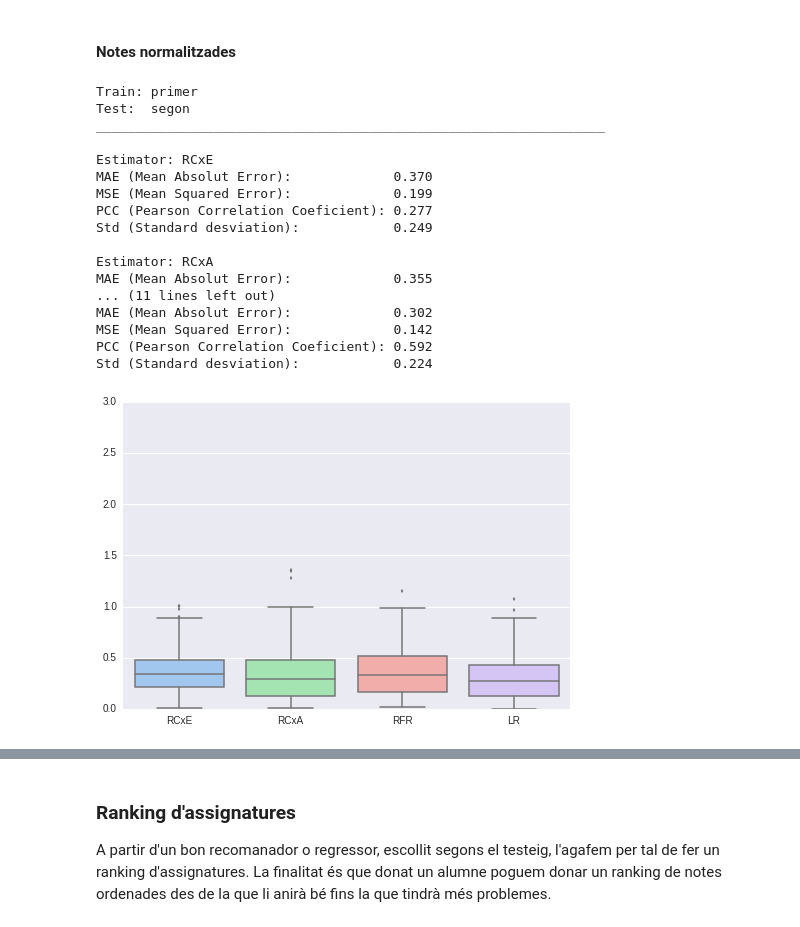
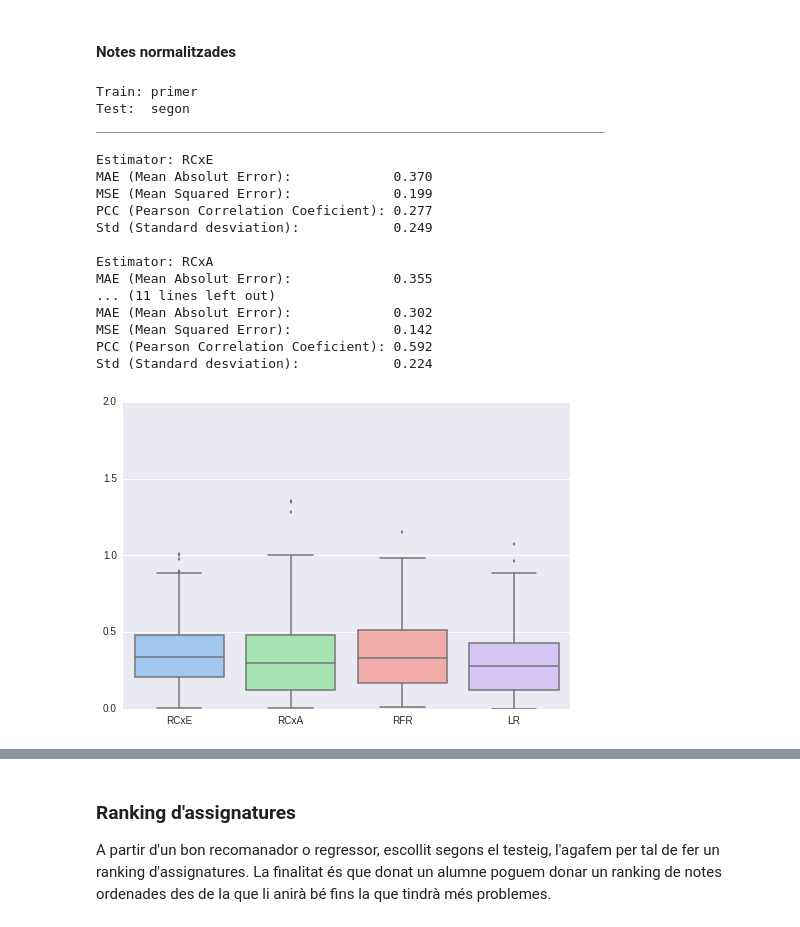
Before and after one commit to pid-ub/pid-UB, a Jupyter notebook: questions/questions-xavi/Question2-recomender.ipynb, the cells around one changed output, grey strips where cells are left out. Drawn from its saved outputs; the diff is of its cells as text; code cells hidden in the pictures.

```diff
--- a/questions/questions-xavi/Question2-recomender.ipynb
+++ b/questions/questions-xavi/Question2-recomender.ipynb
@@ -337,35 +337,35 @@ Std (Standard desviation):            1.011
 # %%
 print "Train: primer"
 print "Test:  segon"
 print "_________________________________________________________________"
 print
 rs = []
 for lbl,e  in zip(estimators_lbl, estimators):
     print "Estimator:", lbl
     rs.append(benchmark(primer_norm.values, segon_norm.values, e))
     print
 g = sbn.boxplot(rs, color='pastel', names=estimators_lbl)
-g.set(ylim=(0, 3))
+g.set(ylim=(0, 2))
 sbn.despine(trim=True)
 # %% [output]
 Train: primer
 Test:  segon
 _________________________________________________________________
 
 Estimator: RCxE
 MAE (Mean Absolut Error):             0.370
 MSE (Mean Squared Error):             0.199
 PCC (Pearson Correlation Coeficient): 0.277
 Std (Standard desviation):            0.249
 
 Estimator: RCxA
 MAE (Mean Absolut Error):             0.355
 ... (11 lines left out)
 MAE (Mean Absolut Error):             0.302
 MSE (Mean Squared Error):             0.142
 PCC (Pearson Correlation Coeficient): 0.592
 Std (Standard desviation):            0.224
-[figure, old version]
+[figure, new version]
 # %%
 print "Train: primer + segon"
 print "Test:  tercer"
```
Also changed, not shown: parts of 4 cells of this notebook, 3 other files.
